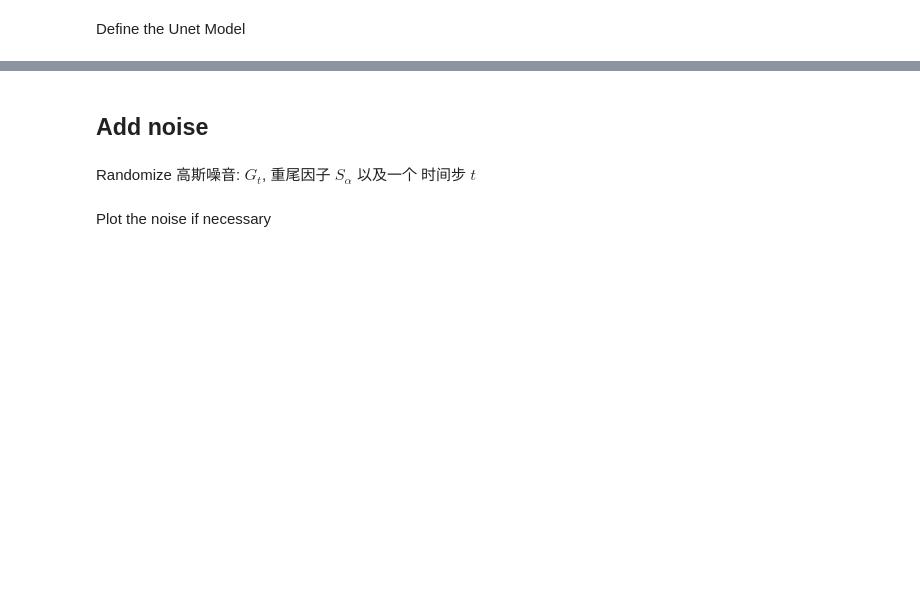
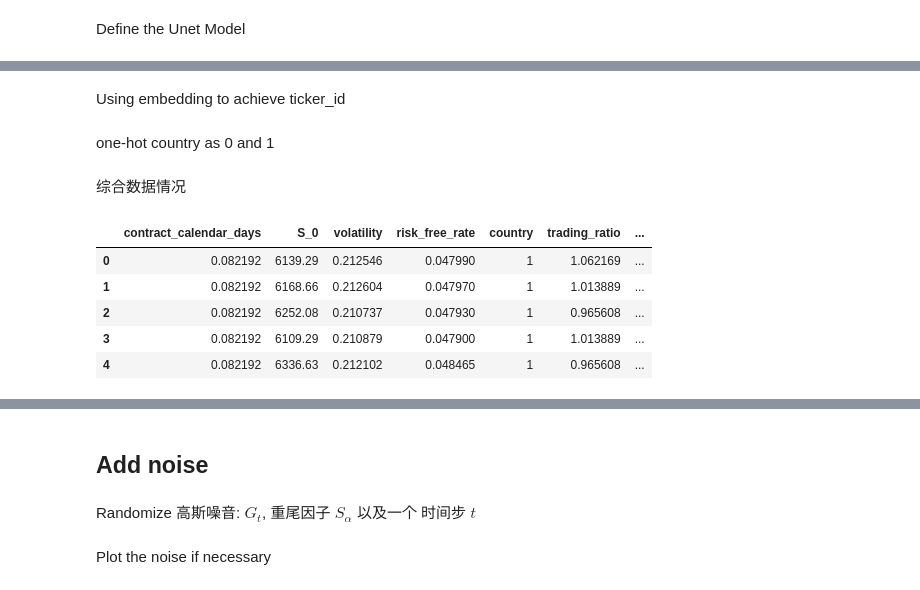
Before and after one commit to Junchi-Shen/DLPM, a Jupyter notebook: unet_model.ipynb, the cells around one changed output, grey strips where cells are left out. Cells and saved outputs as stored; diff of their text form; code cells hidden in the pictures; blank space fills up the shorter version.

Commit message:
Finish data processing part

```diff
--- a/unet_model.ipynb
+++ b/unet_model.ipynb
@@ -287,0 +48,13 @@ train_data = pd.read_csv('trainning_data_merged.csv')
+# %%
+# 1. 合约期限（归一化到年）
+# contract_days = train_data['contract_calendar_days'] / 365.0
+
+train_data['contract_calendar_days'] = train_data['contract_calendar_days'] / 365.0
+
+# 2. 实际交易日（归一化到年）
+train_data['actual_trading_days'] = train_data['actual_trading_days'] / 252
+# trading_days = actual_trading_days / 252
+
+# 3. 交易日比例
+# trading_ratio = trading_days / contract_days
+train_data['trading_ratio'] = train_data['actual_trading_days'] / train_data['contract_calendar_days']
@@ -287,0 +96,2 @@ train_data = pd.read_csv('trainning_data_merged.csv')
+# %%
+train_data.rename(columns={'start_price': 'S_0'}, inplace=True)
@@ -287,0 +166,32 @@ train_data = pd.read_csv('trainning_data_merged.csv')
+# %% [markdown]
+Using embedding to achieve ticker_id
+# %%
+unique_tickers = sorted(train_data["asset_underlying"].unique())
+
+ticker2id = {t: i for i, t in enumerate(unique_tickers)}
+id2ticker = {i: t for t, i in ticker2id.items()}  # 可选：反向映射
+
+# 3. 在 df 中新增一列 ticker_id
+train_data["asset_underlying_id"] = train_data["asset_underlying"].map(ticker2id).astype("int64")
+train_data.drop(columns=['asset_underlying'], inplace=True)
+# %% [markdown]
+one-hot country as 0 and 1
+# %%
+train_data["country"] = train_data["country"].map({"USA": 0, "China": 1})
+# %% [markdown]
+综合数据情况
+# %%
+X_train = train_data.drop(columns=['price_series', 'start_date','expected_trading_days','actual_trading_days'])
+
+# trading_ratio 是需要的， contract_calendar_days是需要的
+y_train = targets
+X_train.head()
+
+## Add noise
+# %% [output]
+|  | contract_calendar_days | S_0 | volatility | risk_free_rate | country | trading_ratio | ... |
+| 0 | 0.082192 | 6139.29 | 0.212546 | 0.047990 | 1 | 1.062169 | ... |
+| 1 | 0.082192 | 6168.66 | 0.212604 | 0.047970 | 1 | 1.013889 | ... |
+| 2 | 0.082192 | 6252.08 | 0.210737 | 0.047930 | 1 | 0.965608 | ... |
+| 3 | 0.082192 | 6109.29 | 0.210879 | 0.047900 | 1 | 1.013889 | ... |
+| 4 | 0.082192 | 6336.63 | 0.212102 | 0.048465 | 1 | 0.965608 | ... |
```
Also changed, not shown: parts of 36 cells of this notebook, 4 other files.
